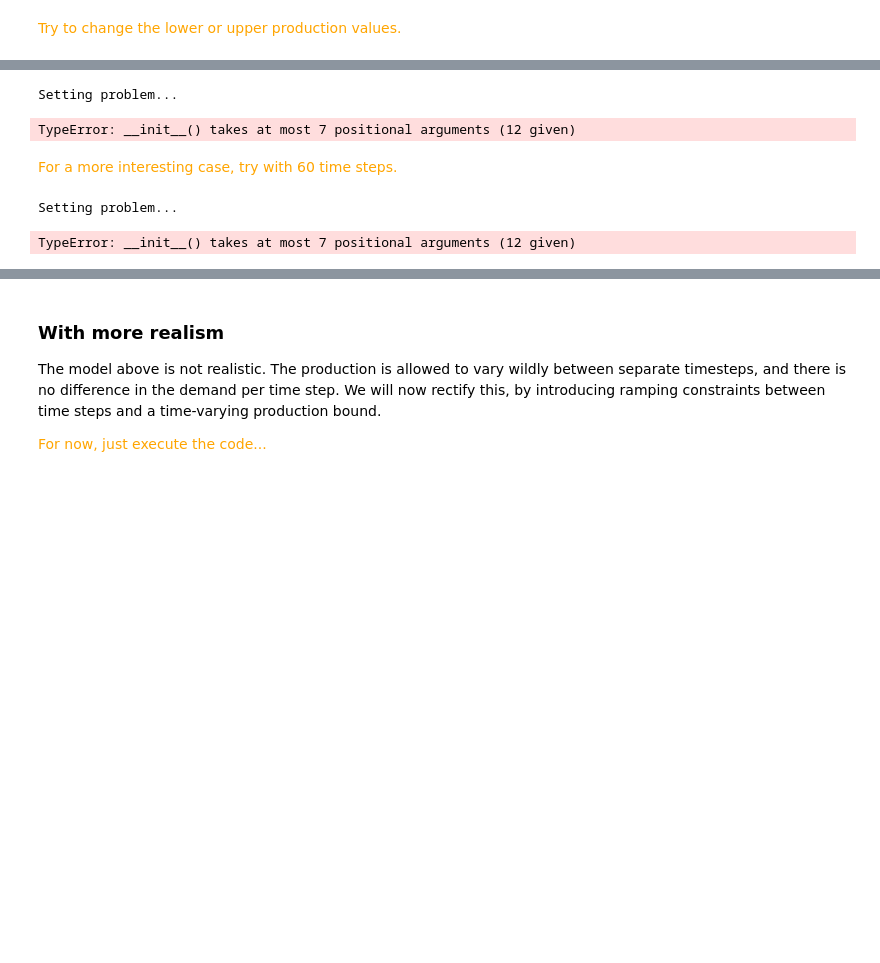
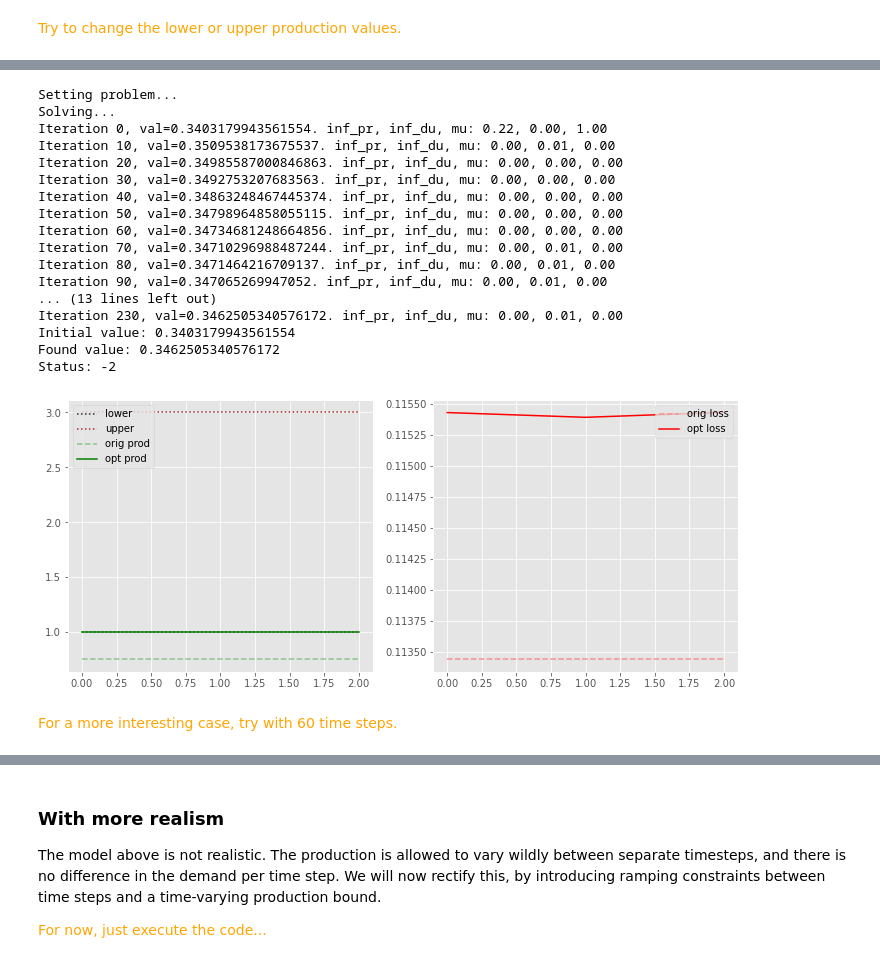
Before and after one commit to sintefmath/Digitalakademi, a Jupyter notebook: Details of Machine Learning and Optimisation/hands on/ML_opt.ipynb, the cells around one changed output, grey strips where cells are left out. Saved outputs shown, nothing was run; the diff lists cells and outputs as text; code cells hidden in the pictures; blank space fills up the shorter version.

```diff
--- a/Details of Machine Learning and Optimisation/hands on/ML_opt.ipynb
+++ b/Details of Machine Learning and Optimisation/hands on/ML_opt.ipynb
@@ -371,24 +451,31 @@ TypeError: __init__() takes at most 7 positional arguments (12 given)
 # %%
-# Now reduce upper
-init = X_test_scaled.values[:3,:]
-l_prod = 1.0
-u_prod = 3.0
-found = optimize_model(model, init, l_prod, u_prod)
-fig, ax = plt.subplots(1,1)
-plot_results(ax, [l_prod] * init.shape[0], [u_prod] * init.shape[0], init, found, model)
+#Reduce upper
+rows = 3
+init = initial_values[:rows,:]
+
+obj = SimpleProblem(rows, model, fixed_heights, basic_callback, 1.0, 3.0)
+found = optimize_model(obj, init)
+
+fig, ax = plt.subplots(1,2, figsize=(12,5))
+plot_results(ax, init, found, obj)
 # %% [output]
 Setting problem...
+Solving...
+Iteration 0, val=0.3403179943561554. inf_pr, inf_du, mu: 0.22, 0.00, 1.00
+Iteration 10, val=0.3509538173675537. inf_pr, inf_du, mu: 0.00, 0.01, 0.00
+Iteration 20, val=0.34985587000846863. inf_pr, inf_du, mu: 0.00, 0.00, 0.00
+Iteration 30, val=0.3492753207683563. inf_pr, inf_du, mu: 0.00, 0.00, 0.00
+Iteration 40, val=0.34863248467445374. inf_pr, inf_du, mu: 0.00, 0.00, 0.00
+Iteration 50, val=0.34798964858055115. inf_pr, inf_du, mu: 0.00, 0.00, 0.00
+Iteration 60, val=0.34734681248664856. inf_pr, inf_du, mu: 0.00, 0.00, 0.00
+Iteration 70, val=0.34710296988487244. inf_pr, inf_du, mu: 0.00, 0.01, 0.00
+Iteration 80, val=0.3471464216709137. inf_pr, inf_du, mu: 0.00, 0.01, 0.00
+Iteration 90, val=0.347065269947052. inf_pr, inf_du, mu: 0.00, 0.01, 0.00
+... (13 lines left out)
+Iteration 230, val=0.3462505340576172. inf_pr, inf_du, mu: 0.00, 0.01, 0.00
+Initial value: 0.3403179943561554
+Found value: 0.3462505340576172
+Status: -2
-TypeError: __init__() takes at most 7 positional arguments (12 given)
+[figure, added]
 # %% [markdown]
 <span style="color:orange"> For a more interesting case, try with 60 time steps. </span>
-# %%
-#Let's try with 60 time steps
-init = X_test_scaled.values[:60,:]
-l_prod = 1.0
-u_prod = 7.0
-found = optimize_model(model, init, l_prod, u_prod)
-fig, ax = plt.subplots(1,1)
-plot_results(ax, [l_prod] * init.shape[0], [u_prod] * init.shape[0], init, found, model)
-# %% [output]
-Setting problem...
-TypeError: __init__() takes at most 7 positional arguments (12 given)
```
Also changed, not shown: parts of 27 cells of this notebook.
